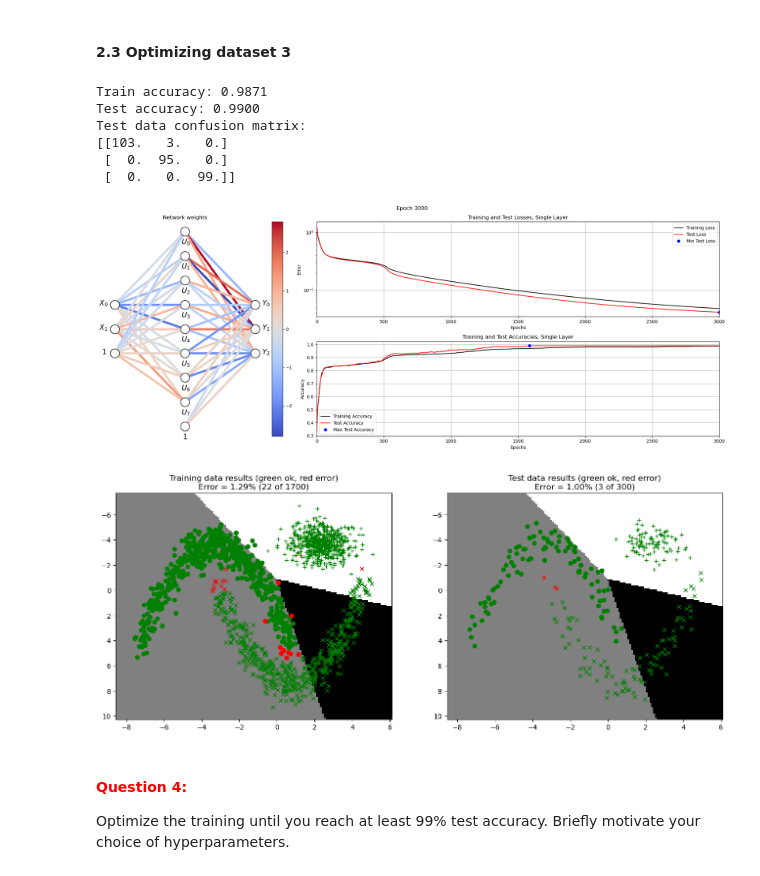
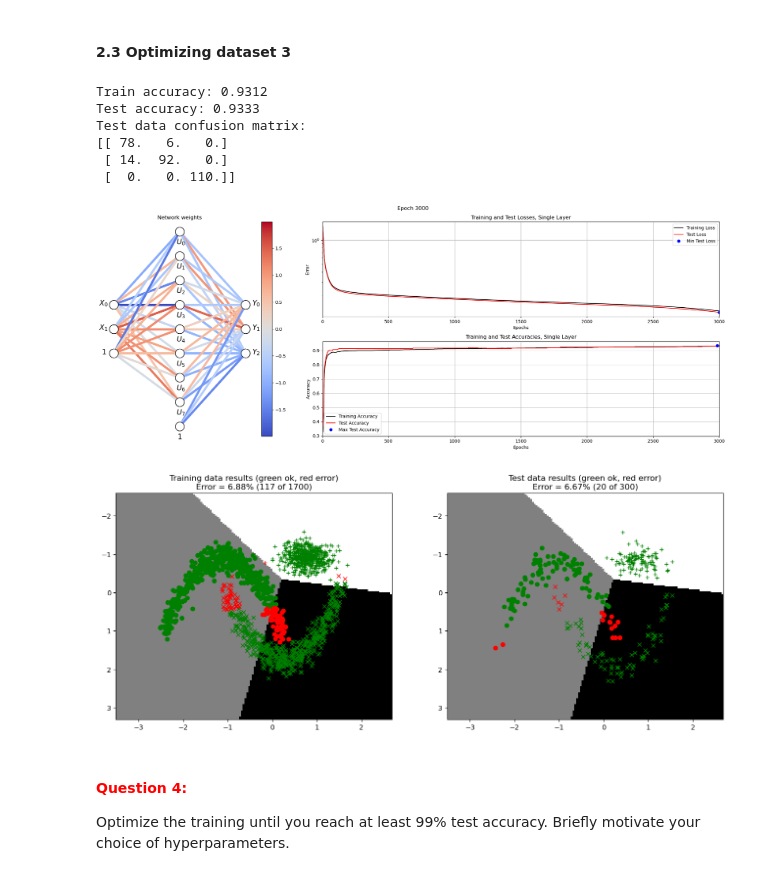
Before and after one commit to ash-rulz/NeuralNet, a Jupyter notebook: A1_Supervised/main3_MultiLayer.ipynb, the cells around one changed output. Drawn from its saved outputs; the diff is of its cells as text; code cells hidden in the pictures.

```diff
--- a/A1_Supervised/main3_MultiLayer.ipynb
+++ b/A1_Supervised/main3_MultiLayer.ipynb
@@ -118,7 +118,7 @@ def backward(W1, B1, W2, B2, X, U, Y, D, useTanhOutput=False):
 
     # Gradient for the output layer
     GradW2 = pd_D_W2.T @ (pd_Error_E * pd_E_D)
-    GradB2 = np.mean(pd_Error_E * pd_E_D, axis = 0)
+    GradB2 = np.sum(pd_Error_E * pd_E_D, axis = 0)
 
     pd_D_C = W2
     if useTanhOutput:
@@ -130,7 +130,7 @@ def backward(W1, B1, W2, B2, X, U, Y, D, useTanhOutput=False):
 
     # And the input layer
     GradW1 = pd_B_W1.T @((pd_Error_E * pd_E_D) @ pd_D_C.T * pd_C_B)
-    GradB1 = np.mean((pd_Error_E * pd_E_D) @ pd_D_C.T * pd_C_B, axis = 0)
+    GradB1 = np.sum((pd_Error_E * pd_E_D) @ pd_D_C.T * pd_C_B, axis = 0)
 
     # ============================================
 
@@ -456,35 +456,35 @@ Optimize the training until you reach at least 99% test accuracy. Briefly motiva
 # %%
 # --------------------------------------------
 # === Your code here =========================
 # --------------------------------------------
 nInputs  = 2
 nClasses = 3
 nHidden  = 8
 
 #Xavier initialization
 lower_1 = -(1.0 / np.sqrt(nInputs))
 upper_1 = (1.0 / np.sqrt(nInputs))
 W1_0 = np.linspace(lower_1, upper_1 , nInputs * nHidden).reshape(nInputs,nHidden)
 B1_0 = np.linspace(lower_1, upper_1 , nHidden).reshape(1,nHidden)
 
 lower_2 = -(1.0 / np.sqrt(nHidden))
 upper_2 = (1.0 / np.sqrt(nHidden))
 W2_0 = np.linspace(lower_2, upper_2 , nHidden * nClasses).reshape(nHidden,nClasses)
 B2_0 = np.linspace(lower_2, upper_2 , nClasses).reshape(1,nClasses)
 
-params = {"epochs": 3000, "learningRate": 0.09, "normalize": False, "useTanhOutput": True}
+params = {"epochs": 3000, "learningRate": 0.09, "normalize": True, "useTanhOutput": True}
 # ============================================
 
 trainMultiLayerOnDataset(3, 0.15, W1_0, B1_0, W2_0, B2_0, params)
 # %% [output]
-Train accuracy: 0.9871
-Test accuracy: 0.9900
+Train accuracy: 0.9312
+Test accuracy: 0.9333
 Test data confusion matrix:
-[[103.   3.   0.]
- [  0.  95.   0.]
- [  0.   0.  99.]]
+[[ 78.   6.   0.]
+ [ 14.  92.   0.]
+ [  0.   0. 110.]]
-[figure, old version]
+[figure, new version]
-[figure, old version]
+[figure, new version]
 # %% [markdown]
 #### **<span style="color:red">Question 4:</span>**
 
```
Also changed, not shown: parts of 3 cells of this notebook, 2 other files.
